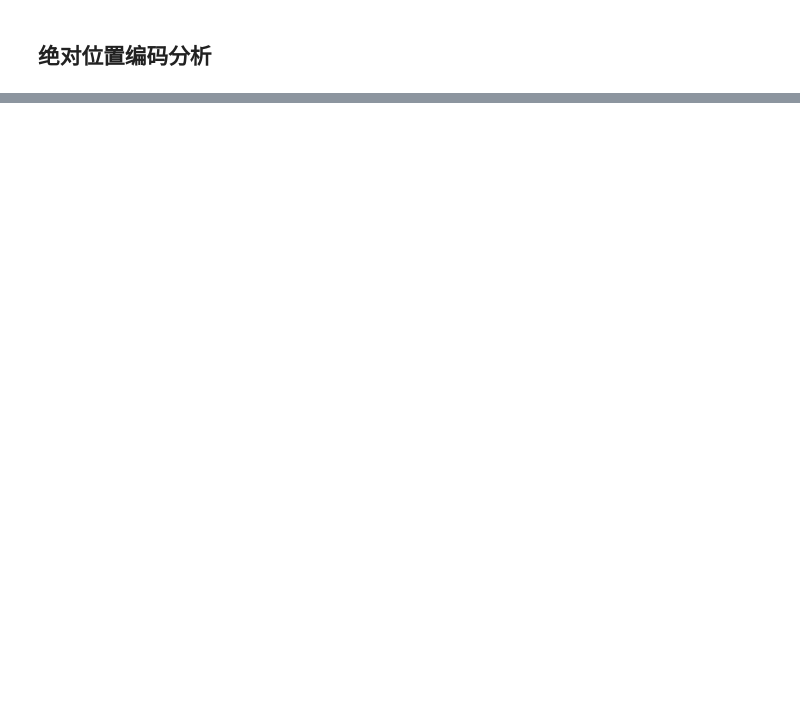
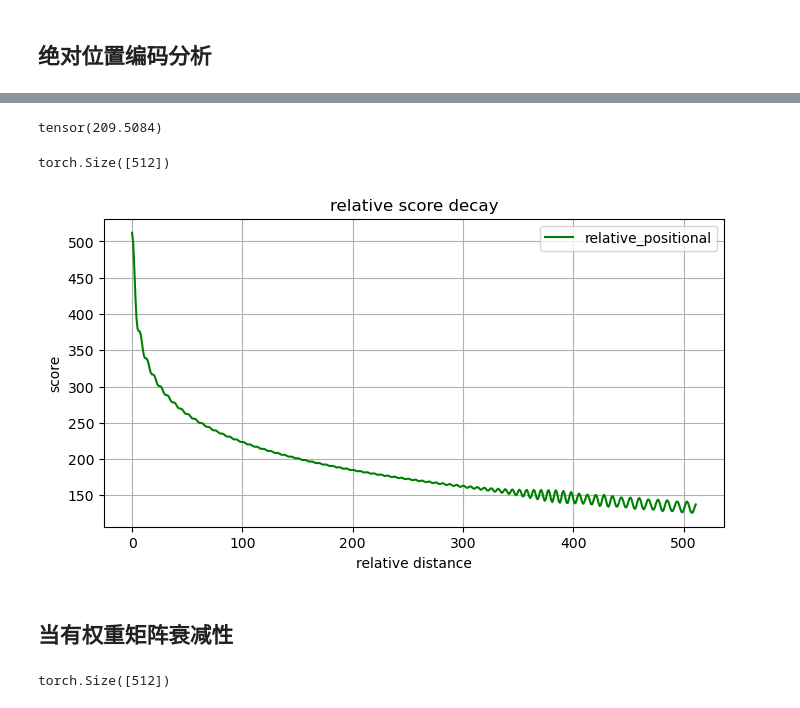
Before and after one commit to duani-excellence/MA-RLHF, a Jupyter notebook: lecture/lc2_transformer/Positional_Encoding.ipynb, the cells around one changed output, grey strips where cells are left out. Cells and saved outputs as stored; diff of their text form; code cells hidden in the pictures; blank space fills up the shorter version.

Commit message:
add lc2 position encoding notebook analysis

```diff
--- a/lecture/lc2_transformer/Positional_Encoding.ipynb
+++ b/lecture/lc2_transformer/Positional_Encoding.ipynb
@@ -281,0 +411,46 @@ tensor([[-0.2684, -0.0155, -0.2947,  0.0571,  0.1456,  0.3240, -0.1990,  0.5573]
+# %%
+max_len = 512 # 最大序列长度
+L = torch.arange(max_len)
+theta = get_theta(d_model, base = 10000.0)
+m_theta = torch.outer(L, theta)
+sin = m_theta.sin()
+cos = m_theta.cos()
+PE = torch.zeros(max_len, d_model)
+PE[:, 0::2] = sin
+PE[:, 1::2] = cos
+# %%
+PE[0, :] @ PE[128, :].t()
+# %% [output]
+tensor(209.5084)
+# %%
+score = PE[0, :] @ PE.t()
+print(score.shape)
+# %% [output]
+torch.Size([512])
+# %%
+
+import matplotlib.pyplot as plt
+
+plt.figure(figsize=(8, 4))
+x = torch.arange( max_len ).tolist()
+plt.plot(x, score.tolist(), label=f'relative_positional', color='green', )
+
+plt.title("relative score decay")
+plt.xlabel("relative distance")
+plt.ylabel("score")
+plt.legend()
+plt.grid(True)
+plt.show()
+# %% [output]
+[figure, added]
+# %% [markdown]
+## 当有权重矩阵衰减性
+# %%
+# 忽略 bias
+WQ = nn.Linear(d_model, d_model, bias = True)
+WK = nn.Linear(d_model, d_model, bias = True)
+
+score = WQ(PE[0, :])  @ WK(PE).t()
+print(score.shape)
+# %% [output]
+torch.Size([512])
```
Also changed, not shown: parts of 26 cells of this notebook, 7 other files.
